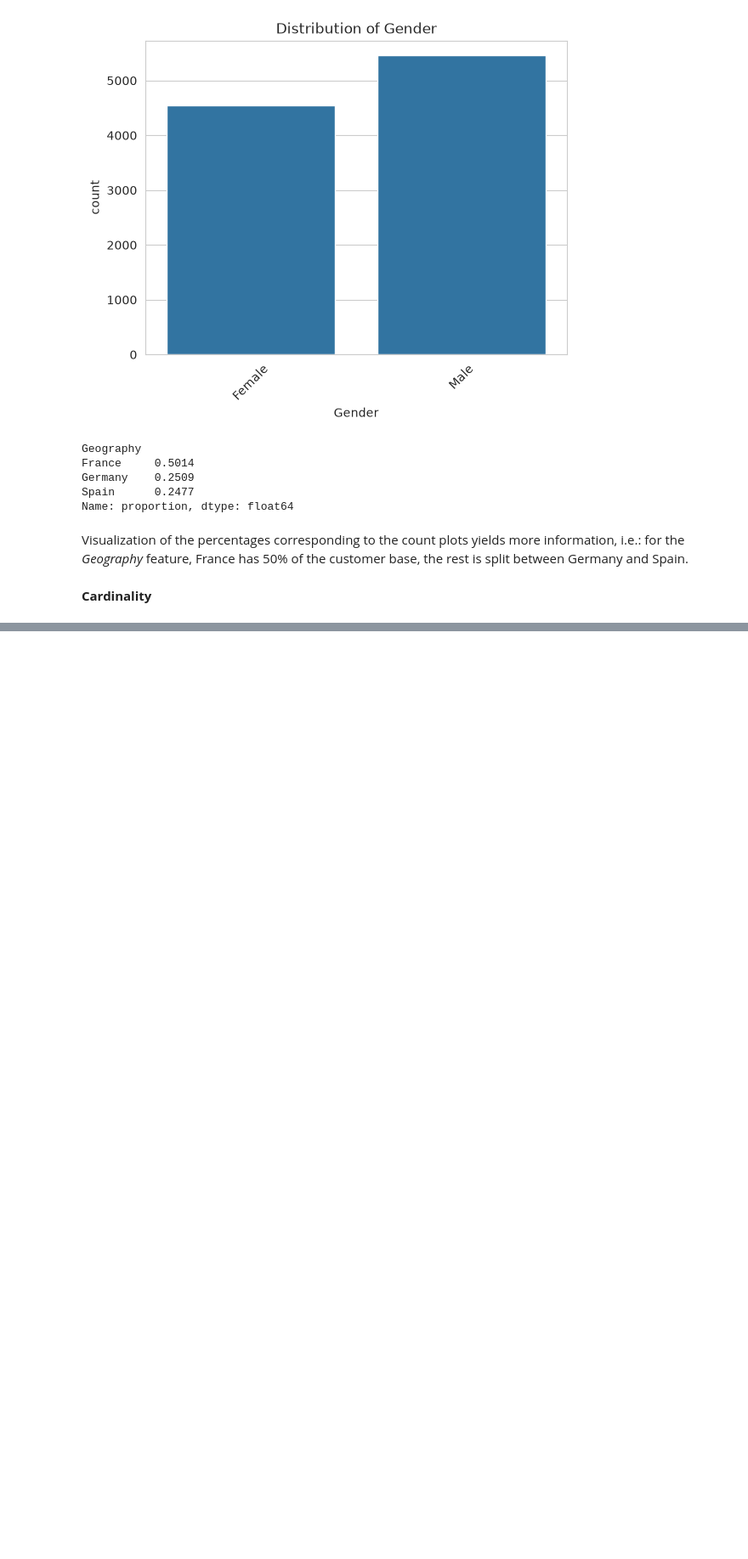
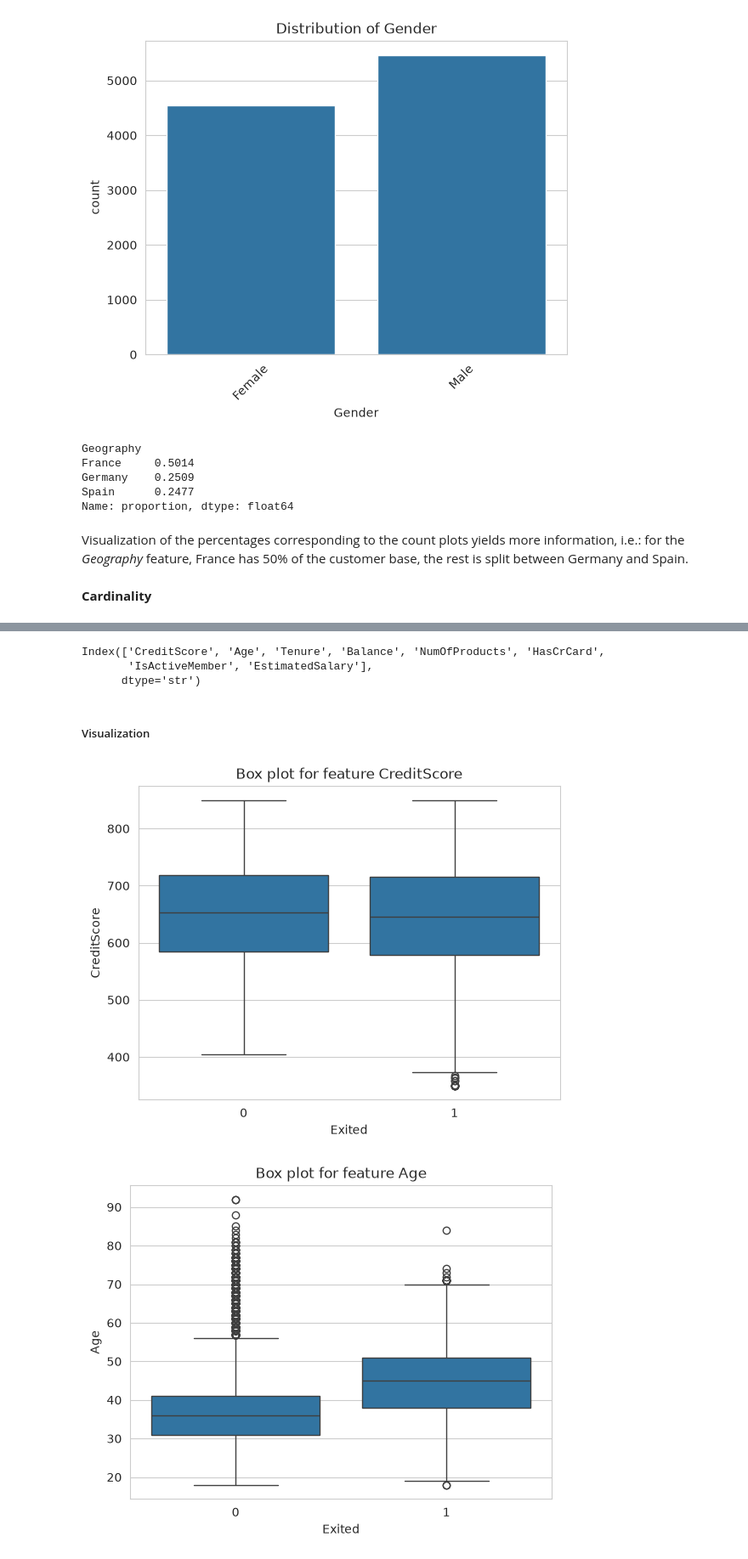
Before and after one commit to jmb-python-developer/ML-02-customer-churn-prediction, a Jupyter notebook: notebooks/notebook.ipynb, the cells around one changed output, grey strips where cells are left out. Shown at 85% size. Cells and saved outputs as stored; diff of their text form; code cells hidden in the pictures; blank space fills up the shorter version.

```diff
--- a/notebooks/notebook.ipynb
+++ b/notebooks/notebook.ipynb
@@ -167,0 +194,21 @@ numerical_columns = df.drop(['RowNumber', 'CustomerId'], axis=1).describe(includ
+# %%
+# Numerical columns
+numerical_columns = df.describe(include="number").columns
+# Drop id columns and target one
+numerical_columns = numerical_columns.drop(["Exited", "RowNumber", "CustomerId"])
+numerical_columns
+# %% [output]
+Index(['CreditScore', 'Age', 'Tenure', 'Balance', 'NumOfProducts', 'HasCrCard',
+       'IsActiveMember', 'EstimatedSalary'],
+      dtype='str')
+# %% [markdown]
+##### Visualization
+# %%
+# BoxPlot per column - expanded, one per each
+for col in numerical_columns:
+    sns.boxplot(data=df, x="Exited", y=col)
+    plt.title(f"Box plot for feature {col}")
+    plt.show()
+# %% [output]
+[figure, added]
+[figure, added]
```
Also changed, not shown: parts of 12 cells of this notebook.
